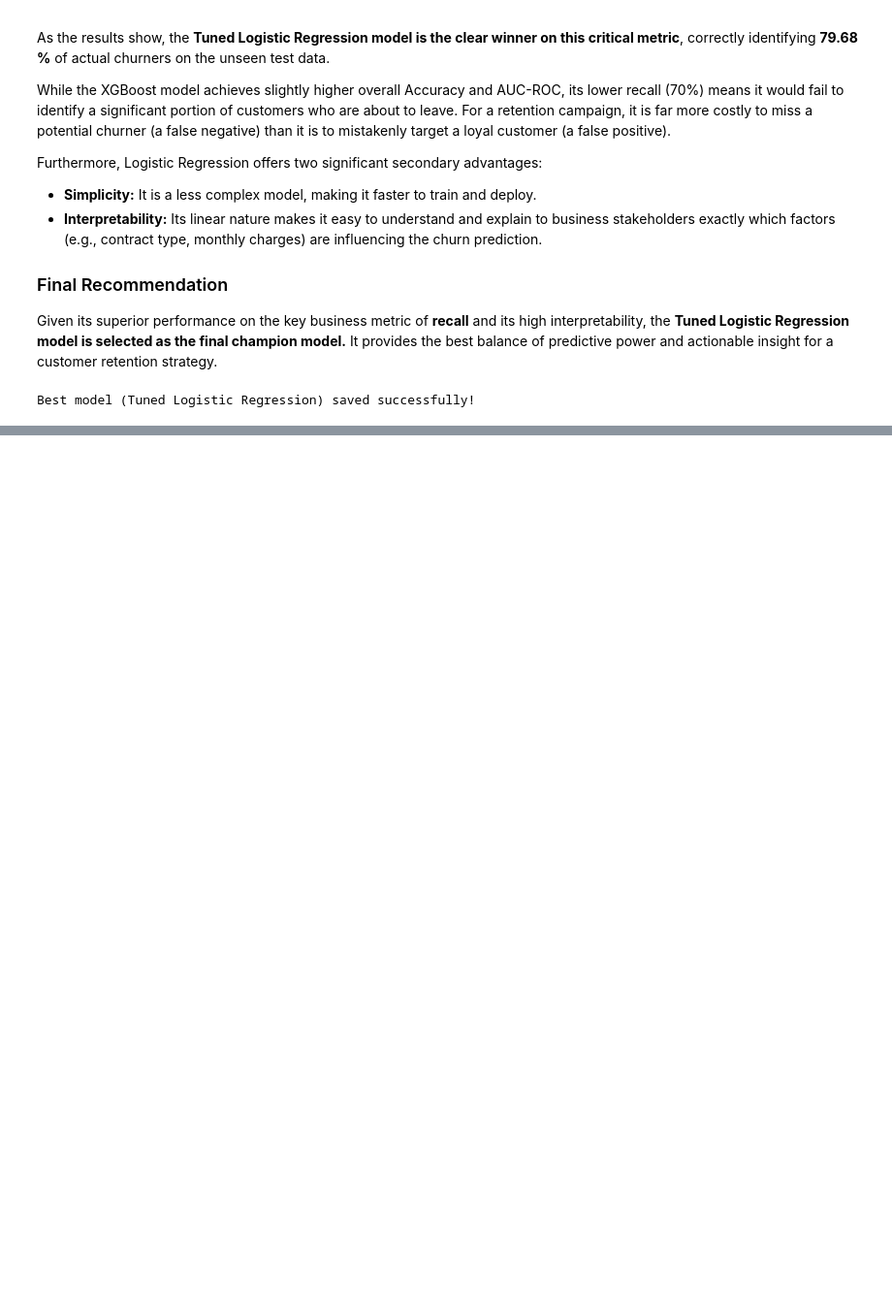
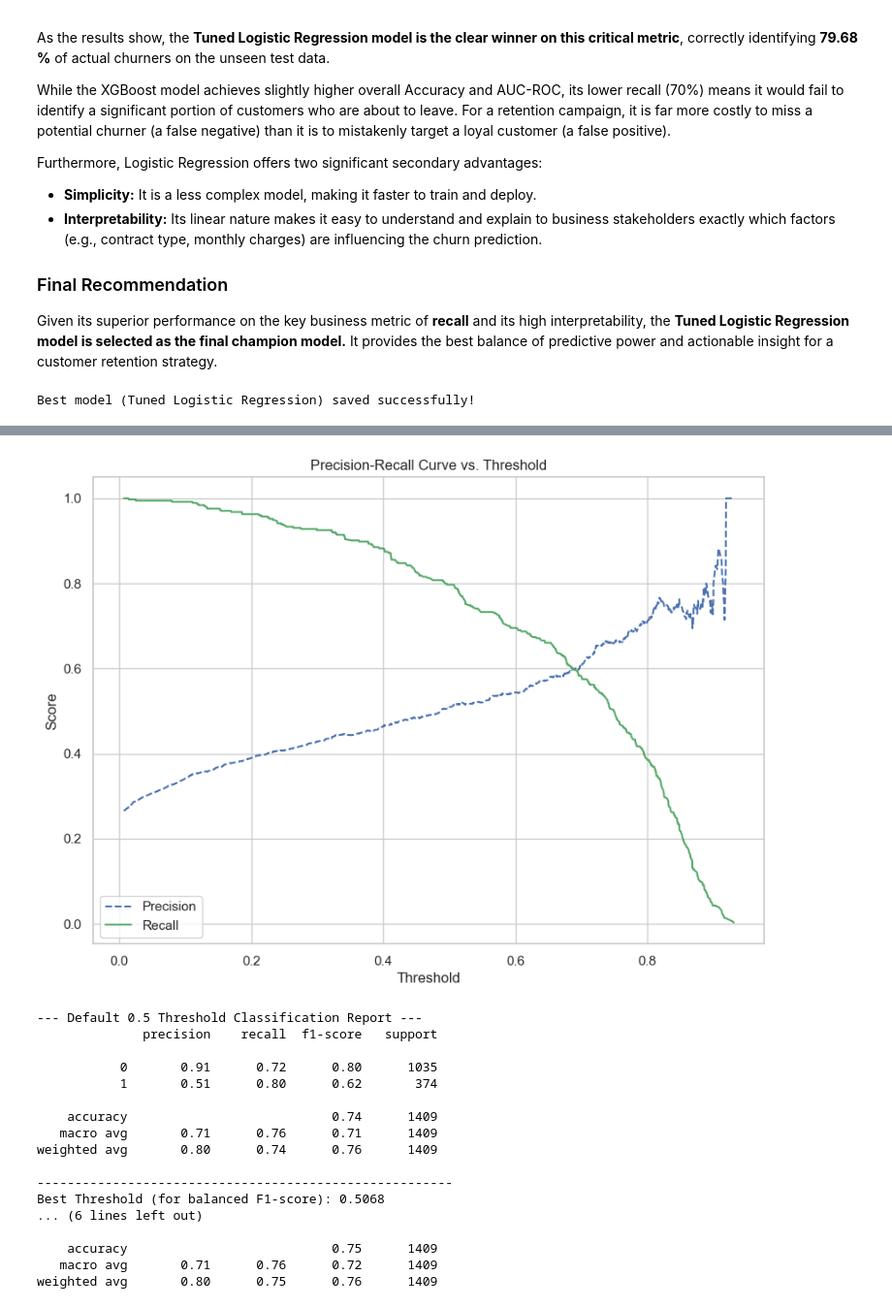
Before and after one commit to T-srikrishna/telco-churn-prediction, a Jupyter notebook: Project_Report.ipynb, the cells around one changed output, grey strips where cells are left out. Shown at 97% size. Drawn from its saved outputs; the diff is of its cells as text; code cells hidden in the pictures; blank space fills up the shorter version.

```diff
--- a/Project_Report.ipynb
+++ b/Project_Report.ipynb
@@ -690,0 +689,59 @@ This experiment validated that for this dataset and problem, the **original, sim
+# %%
+from sklearn.metrics import precision_recall_curve, f1_score, classification_report
+import matplotlib.pyplot as plt
+import seaborn as sns
+import numpy as np
+
+# Use our champion model: Tuned Logistic Regression
+best_model = lr_grid_search.best_estimator_
+y_proba_best = best_model.predict_proba(X_test)[:, 1]
+
+# Calculate precision, recall, and thresholds
+precision, recall, thresholds = precision_recall_curve(y_test, y_proba_best)
+
+# Plot the curve to visualize the trade-off
+plt.figure(figsize=(10, 7))
+sns.set_style("whitegrid")
+plt.plot(thresholds, precision[:-1], 'b--', label='Precision')
+plt.plot(thresholds, recall[:-1], 'g-', label='Recall')
+plt.xlabel('Threshold')
+plt.ylabel('Score')
+plt.title('Precision-Recall Curve vs. Threshold')
+plt.legend()
+plt.grid(True)
+plt.show()
+
+# Find the threshold that maximizes the F1-score
+# Add a small epsilon to avoid division by zero in the f1_scores calculation
+f1_scores = 2 * (precision[:-1] * recall[:-1]) / (precision[:-1] + recall[:-1] + 1e-9)
+best_threshold_idx = np.argmax(f1_scores)
+best_threshold = thresholds[best_threshold_idx]
+
+# Get predictions with the new, optimized threshold
+y_pred_final = (y_proba_best > best_threshold).astype(int)
+
+print("--- Default 0.5 Threshold Classification Report ---")
+print(classification_report(y_test, (y_proba_best > 0.5)))
+print("-" * 55)
+print(f"Best Threshold (for balanced F1-score): {best_threshold:.4f}")
+print(f"\n--- Final Model Classification Report (Threshold = {best_threshold:.2f}) ---")
+print(classification_report(y_test, y_pred_final))
+# %% [output]
+[figure, added]
+--- Default 0.5 Threshold Classification Report ---
+              precision    recall  f1-score   support
+
+           0       0.91      0.72      0.80      1035
+           1       0.51      0.80      0.62       374
+
+    accuracy                           0.74      1409
+   macro avg       0.71      0.76      0.71      1409
+weighted avg       0.80      0.74      0.76      1409
+
+-------------------------------------------------------
+Best Threshold (for balanced F1-score): 0.5068
+... (6 lines left out)
+
+    accuracy                           0.75      1409
+   macro avg       0.71      0.76      0.72      1409
+weighted avg       0.80      0.75      0.76      1409
```
Also changed, not shown: parts of 12 cells of this notebook, 1 other file.
